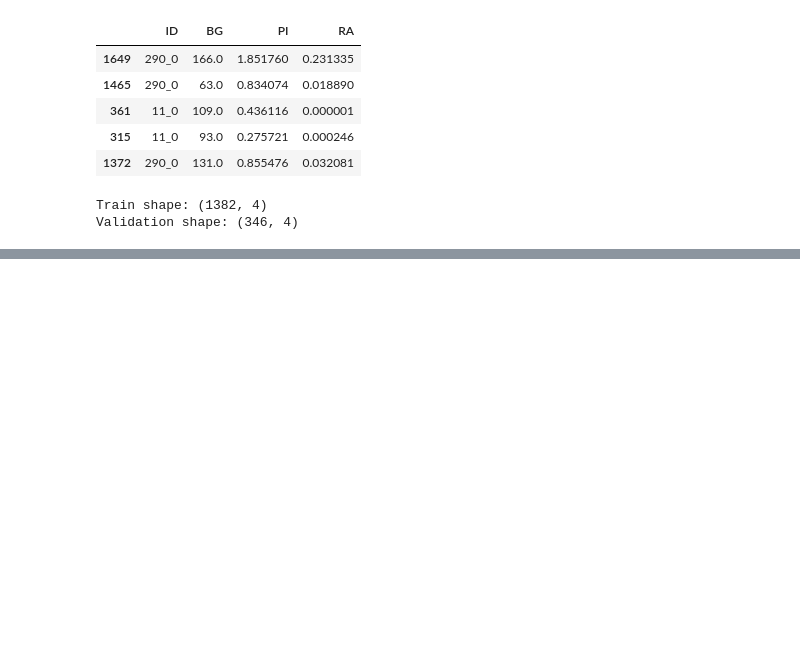
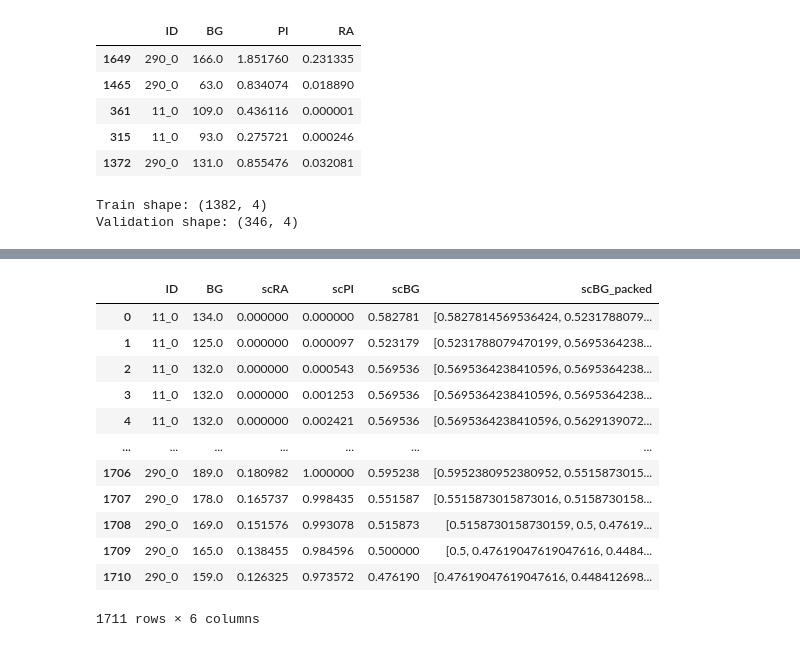
Before and after one commit to oriolbustos/t1d-data-based-digital-twin, a Jupyter notebook: hands-on-part-b.ipynb, the cells around one changed output, grey strips where cells are left out. Saved outputs shown, nothing was run; the diff lists cells and outputs as text; code cells hidden in the pictures; blank space fills up the shorter version.

```diff
--- a/hands-on-part-b.ipynb
+++ b/hands-on-part-b.ipynb
@@ -131 +216,41 @@ df_train_scaled
+# %%
+def pack_data(df) -> None:
+    """
+    Pack the data into vectors for each feature (BG).
+
+    This method creates packed vectors for blood glucose (BG)
+    by sliding a window over the time series data. The packed data is then
+    stored in new columns in the DataFrame.
+    """
+    df = df.fillna(0)  # Fill NaN values with 0
+
+    # Pack blood glucose data
+    packed_bg_vectors: np.ndarray = np.array(
+        [
+            df.iloc[i : i + 18]['scBG'].values
+            for i in tqdm(range(len(df) - (18 - 1)), desc='Packing BG')
+        ]
+    )
+
+    df = df.iloc[: len(packed_bg_vectors)]
+    df['scBG_packed'] = list(packed_bg_vectors)
+    df.reset_index(drop=True, inplace=True)
+    return df
+# %%
+df_packed = pack_data(df_scaled)
+display(df_packed)
+# %% [output]
+|  | ID | BG | scRA | scPI | scBG | scBG_packed |
+| 0 | 11_0 | 134.0 | 0.000000 | 0.000000 | 0.582781 | [0.5827814569536424, 0.5231788079... |
+| 1 | 11_0 | 125.0 | 0.000000 | 0.000097 | 0.523179 | [0.5231788079470199, 0.5695364238... |
+| 2 | 11_0 | 132.0 | 0.000000 | 0.000543 | 0.569536 | [0.5695364238410596, 0.5695364238... |
+| 3 | 11_0 | 132.0 | 0.000000 | 0.001253 | 0.569536 | [0.5695364238410596, 0.5695364238... |
+| 4 | 11_0 | 132.0 | 0.000000 | 0.002421 | 0.569536 | [0.5695364238410596, 0.5629139072... |
+| ... | ... | ... | ... | ... | ... | ... |
+| 1706 | 290_0 | 189.0 | 0.180982 | 1.000000 | 0.595238 | [0.5952380952380952, 0.5515873015... |
+| 1707 | 290_0 | 178.0 | 0.165737 | 0.998435 | 0.551587 | [0.5515873015873016, 0.5158730158... |
+| 1708 | 290_0 | 169.0 | 0.151576 | 0.993078 | 0.515873 | [0.5158730158730159, 0.5, 0.47619... |
+| 1709 | 290_0 | 165.0 | 0.138455 | 0.984596 | 0.500000 | [0.5, 0.47619047619047616, 0.4484... |
+| 1710 | 290_0 | 159.0 | 0.126325 | 0.973572 | 0.476190 | [0.47619047619047616, 0.448412698... |
+1711 rows × 6 columns
 # %%
```
Also changed, not shown: parts of 10 cells of this notebook, 3 other files.
